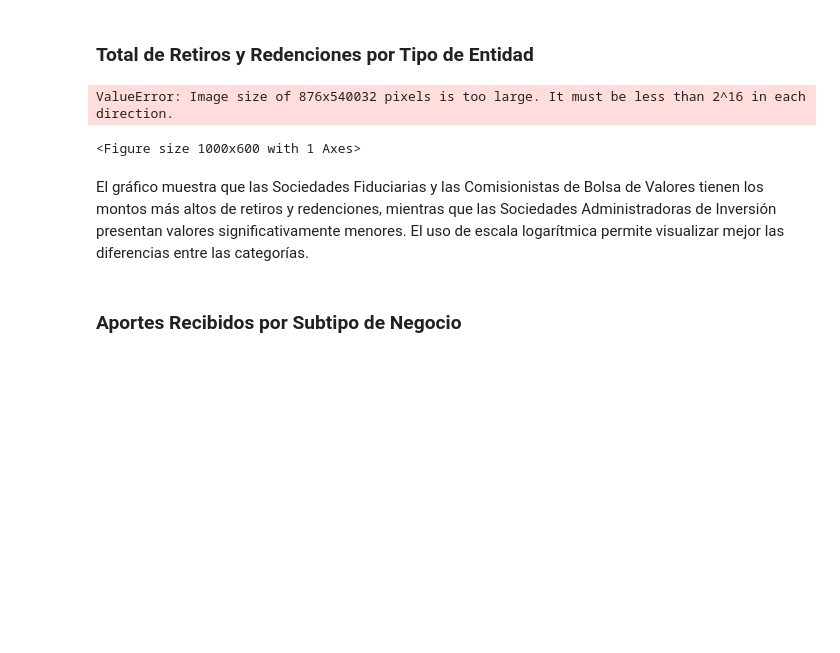
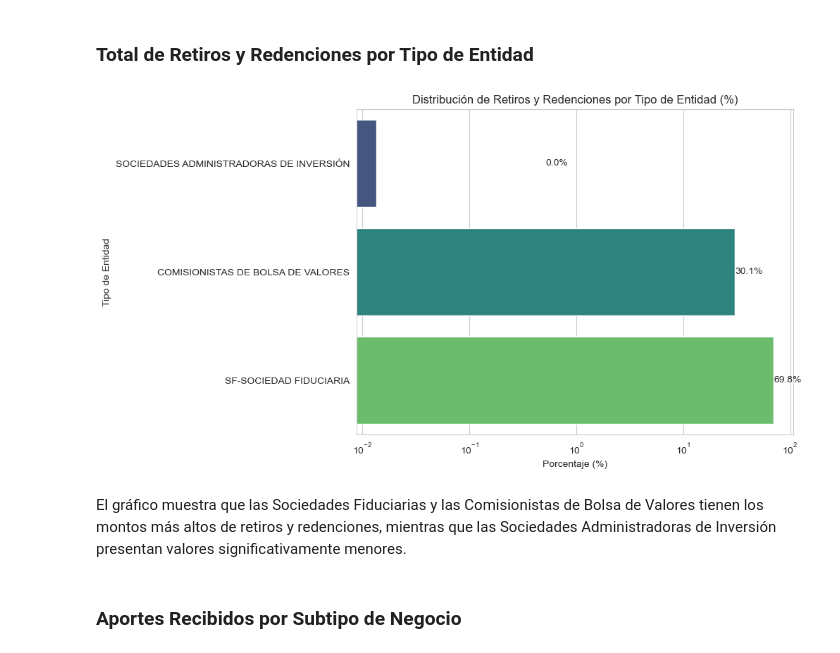
Before and after one commit to TawnyVTC/EDA, a Jupyter notebook: EDA_Rentabilidad.ipynb, the cells around one changed output. Saved outputs shown, nothing was run; the diff lists cells and outputs as text; code cells hidden in the pictures; blank space fills up the shorter version.

```diff
--- a/EDA_Rentabilidad.ipynb
+++ b/EDA_Rentabilidad.ipynb
@@ -274,31 +274,30 @@ En algunas gráficas se utlizó la escala en el eje $y$ (o $x$) para mejorar la
 # %%
 
 # Agrupar y calcular la suma por tipo de entidad
 df_grouped = df.groupby("NOMBRE_TIPO_ENTIDAD", as_index=False)["RETIROS_REDENCIONES"].sum()
 
 # Calcular el porcentaje sobre el total
 df_grouped["Porcentaje"] = (df_grouped["RETIROS_REDENCIONES"] / df_grouped["RETIROS_REDENCIONES"].sum()) * 100
 
 # Ordenar de mayor a menor
 df_grouped = df_grouped.sort_values(by="Porcentaje", ascending=True)
 
-plt.figure(figsize=(10, 6))
+plt.figure(figsize=(8, 6))
 ax = sns.barplot(data=df_grouped, y="NOMBRE_TIPO_ENTIDAD", x="Porcentaje", palette="viridis")
 
 plt.title("Distribución de Retiros y Redenciones por Tipo de Entidad (%)")
 plt.xlabel("Porcentaje (%)")
 plt.ylabel("Tipo de Entidad")
-plt.yscale("log")
+plt.xscale("log")
 # Agregar etiquetas con los valores de porcentaje en las barras
 for i, p in enumerate(ax.patches):
     ax.text(p.get_width() + 0.5, p.get_y() + p.get_height() / 2, f"{p.get_width():.1f}%", va="center")
 
 plt.show()
 # %% [output]
-ValueError: Image size of 876x540032 pixels is too large. It must be less than 2^16 in each direction.
-<Figure size 1000x600 with 1 Axes>
+[figure, added]
 # %% [markdown]
-El gráfico muestra que las Sociedades Fiduciarias y las Comisionistas de Bolsa de Valores tienen los montos más altos de retiros y redenciones, mientras que las Sociedades Administradoras de Inversión presentan valores significativamente menores. El uso de escala logarítmica permite visualizar mejor las diferencias entre las categorías.
+El gráfico muestra que las Sociedades Fiduciarias y las Comisionistas de Bolsa de Valores tienen los montos más altos de retiros y redenciones, mientras que las Sociedades Administradoras de Inversión presentan valores significativamente menores.
 # %% [markdown]
 ### **Aportes Recibidos por Subtipo de Negocio**
 # %%
```
Also changed, not shown: parts of 5 cells of this notebook, 2 other files.
